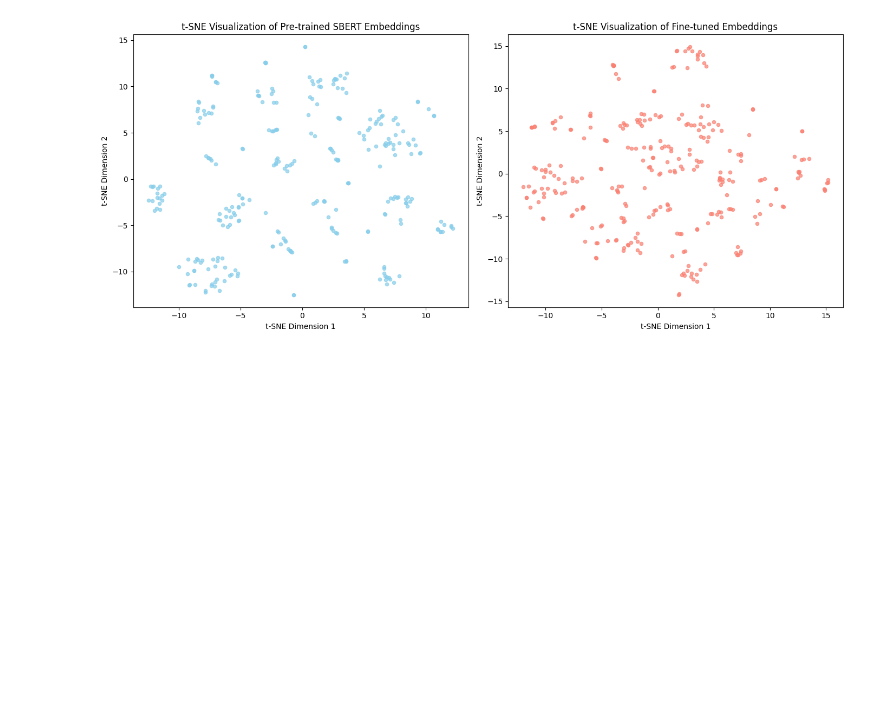
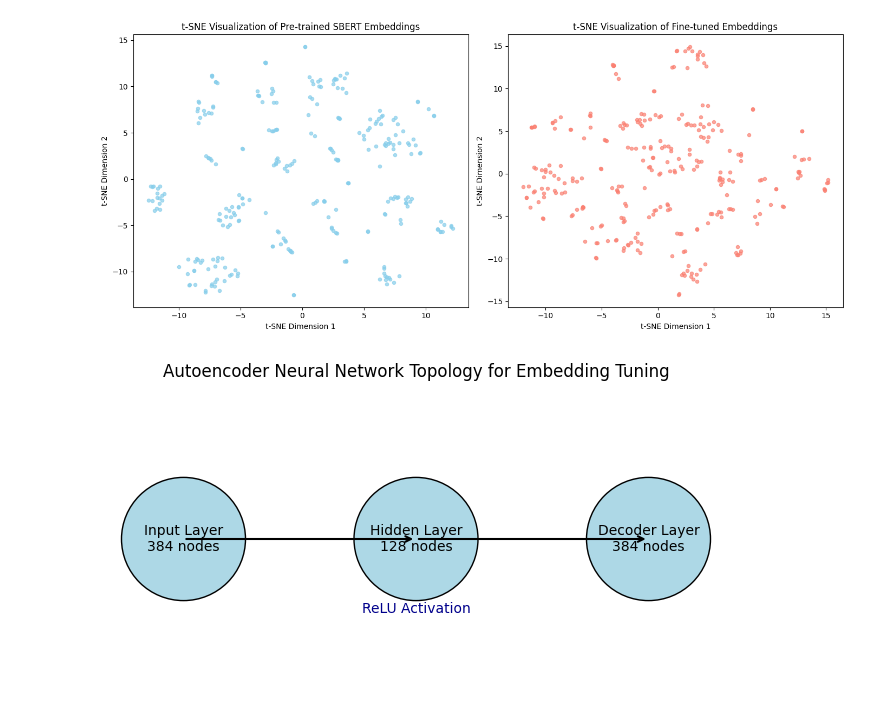
Before and after one commit to rafaelem2/NLP-APS2, a Jupyter notebook: projeto.ipynb, the cells around one changed output. Cells and saved outputs as stored; diff of their text form; code cells hidden in the pictures; blank space fills up the shorter version.

```diff
--- a/projeto.ipynb
+++ b/projeto.ipynb
@@ -276,3 +276,40 @@ plt.tight_layout()
 plt.show()
 # %% [output]
 [figure]
+# %%
+import matplotlib.pyplot as plt
+import matplotlib.patches as mpatches
+
+# Define the figure and axis
+fig, ax = plt.subplots(figsize=(8, 4))
+
+# Define layer positions and sizes
+layers = [
+    {"name": "Input Layer", "size": 384, "position": (1, 2)},
+    {"name": "Hidden Layer", "size": 128, "position": (4, 2)},
+    {"name": "Decoder Layer", "size": 384, "position": (7, 2)}
+]
+
+# Draw layers as circles
+for layer in layers:
+    ax.add_patch(mpatches.Circle(layer["position"], 0.8, edgecolor="black", facecolor="lightblue"))
+    ax.text(*layer["position"], f'{layer["name"]}\n{layer["size"]} nodes', ha='center', va='center', fontsize=10)
+
+# Draw arrows to indicate flow
+for i in range(len(layers) - 1):
+    ax.annotate('', xy=layers[i + 1]["position"], xytext=layers[i]["position"],
+                arrowprops=dict(arrowstyle="->", lw=1.5))
+
+# Label activation function for the hidden layer
+ax.text(4, 1.1, "ReLU Activation", ha='center', va='center', fontsize=10, color="darkblue")
+
+# Set plot limits and remove axes
+ax.set_xlim(0, 8)
+ax.set_ylim(0, 4)
+ax.axis('off')
+
+# Title and display
+plt.title("Autoencoder Neural Network Topology for Embedding Tuning")
+plt.show()
+# %% [output]
+[figure, added]
```
Also changed, not shown: 2 other files.
